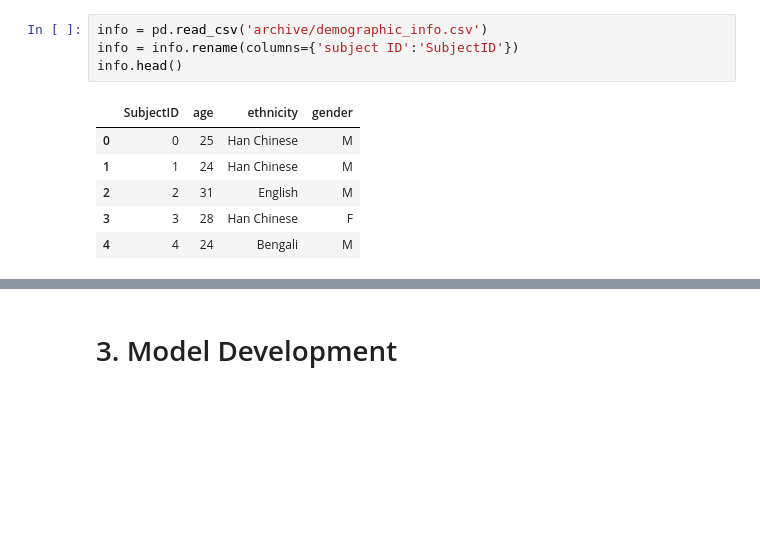
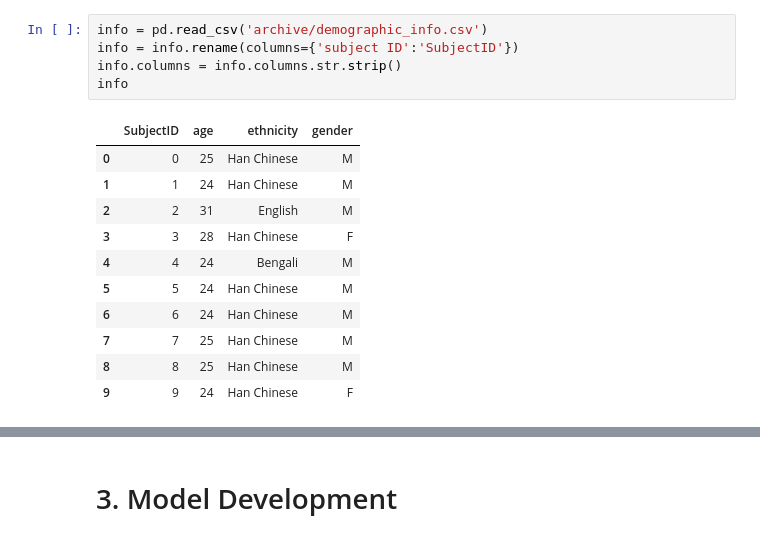
Before and after one commit to kangyuj0531/confusion-analysis, a Jupyter notebook: confucius.ipynb, the cells around one changed output, grey strips where cells are left out. Saved outputs shown, nothing was run; the diff lists cells and outputs as text; blank space fills up the shorter version.

```diff
--- a/confucius.ipynb
+++ b/confucius.ipynb
@@ -19,11 +28,17 @@ data.describe()
 # %%
 info = pd.read_csv('archive/demographic_info.csv')
 info = info.rename(columns={'subject ID':'SubjectID'})
-info.head()
+info.columns = info.columns.str.strip()
+info
 # %% [output]
 |  | SubjectID | age | ethnicity | gender |
 | 0 | 0 | 25 | Han Chinese | M |
 | 1 | 1 | 24 | Han Chinese | M |
 | 2 | 2 | 31 | English | M |
 | 3 | 3 | 28 | Han Chinese | F |
 | 4 | 4 | 24 | Bengali | M |
+| 5 | 5 | 24 | Han Chinese | M |
+| 6 | 6 | 24 | Han Chinese | M |
+| 7 | 7 | 25 | Han Chinese | M |
+| 8 | 8 | 25 | Han Chinese | M |
+| 9 | 9 | 24 | Han Chinese | F |
```
Also changed, not shown: parts of 38 cells of this notebook.
